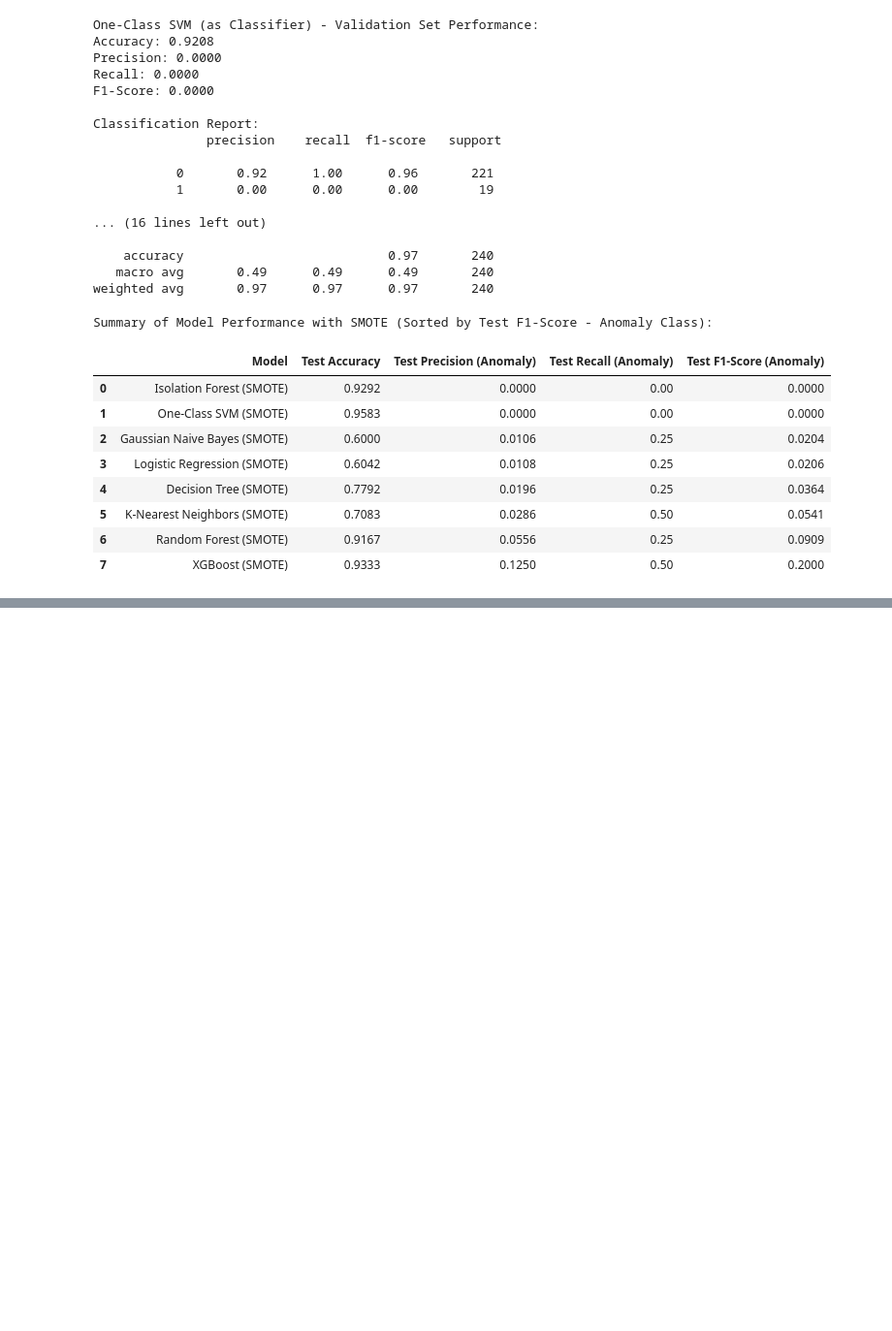
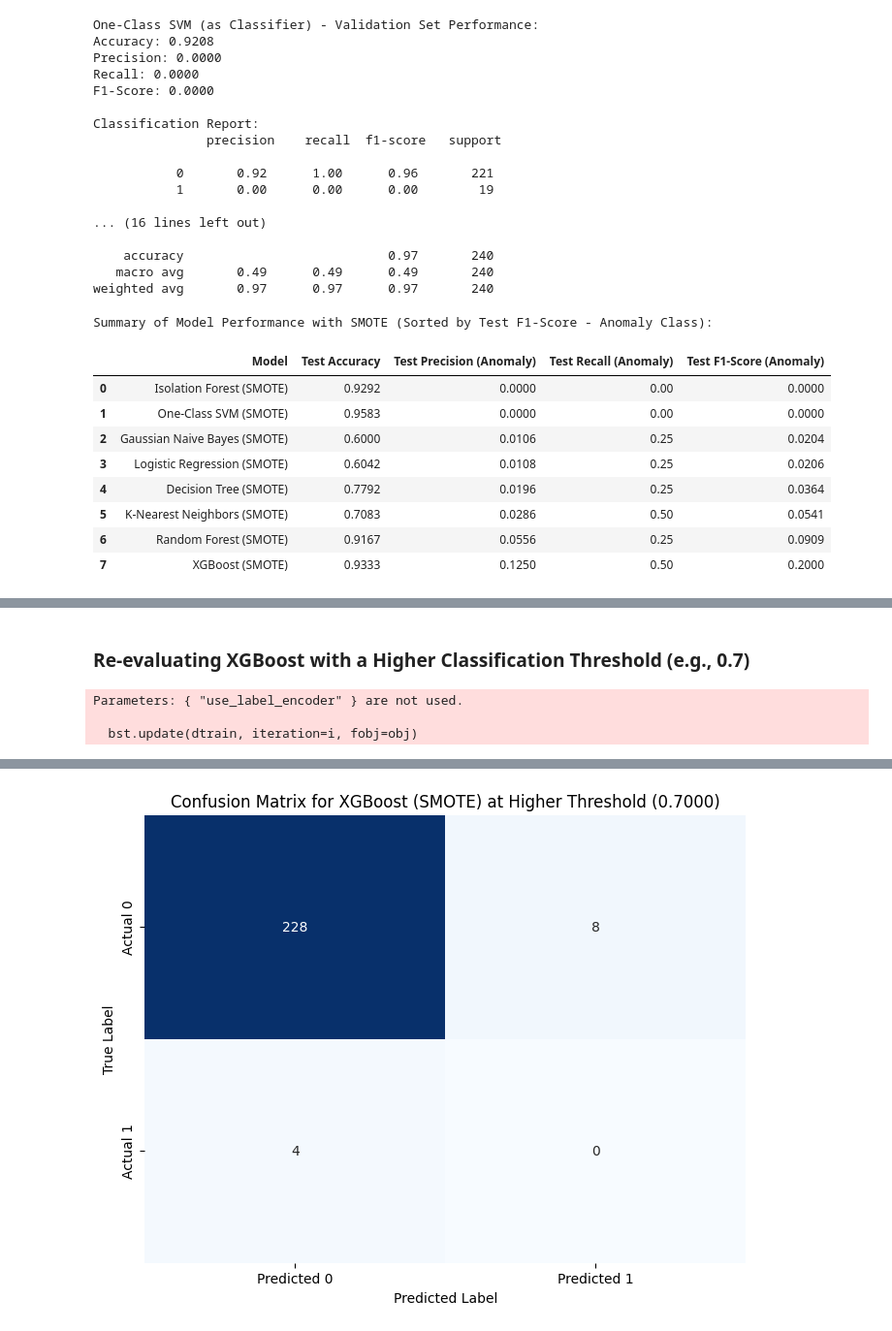
Before and after one commit to nur21horin/machine_learning, a Jupyter notebook: Untitled4.ipynb, the cells around one changed output, grey strips where cells are left out. Shown at 97% size. Cells and saved outputs as stored; diff of their text form; code cells hidden in the pictures; blank space fills up the shorter version.

```diff
--- a/Untitled4.ipynb
+++ b/Untitled4.ipynb
@@ -1286,0 +1313,79 @@ Summary of Model Performance with SMOTE (Sorted by Test F1-Score - Anomaly Class
+# %% [markdown]
+### Re-evaluating XGBoost with a Higher Classification Threshold (e.g., 0.7)
+# %%
+import numpy as np
+import pandas as pd
+from sklearn.model_selection import train_test_split
+from imblearn.over_sampling import SMOTE
+from sklearn.metrics import accuracy_score, precision_score, recall_score, f1_score, confusion_matrix, classification_report
+import matplotlib.pyplot as plt
+import seaborn as sns
+import xgboost as xgb
+
+# Load the dataset to ensure 'df' is defined
+df=pd.read_csv('/content/Nuclear_Power_Plant_CPS_Dataset.csv')
+
+# --- Ensure X_train, y_train, X_test, y_test are defined --- #
+# Assuming df is loaded and 'Timestamp' and 'Anomaly Detected' are present
+# This part ensures the data is correctly split and preprocessed if not already.
+
+# Drop 'Timestamp' and 'Anomaly Detected' for features
+X = df.drop(columns=['Timestamp', 'Anomaly Detected'])
+y = df['Anomaly Detected']
+
+# Convert categorical 'Anomaly Detected' target to numerical if it's not already
+if y.dtype == 'object':
+    y = y.map({'No': 0, 'Yes': 1})
+
+# Identify categorical columns for one-hot encoding
+categorical_cols = X.select_dtypes(include=['object']).columns
+
+# Apply one-hot encoding to categorical features in X
+X = pd.get_dummies(X, columns=categorical_cols, drop_first=True)
+
+# First, split the data into a temporary set (for train and validation) and a final test set
+X_temp, X_test, y_temp, y_test = train_test_split(X, y, test_size=0.2, random_state=42)
+
+# Now, split the temporary set into training and validation sets
+X_train, X_val, y_train, y_val = train_test_split(X_temp, y_temp, test_size=0.25, random_state=42)
+
+# --- Apply SMOTE to the training data --- #
+smote = SMOTE(random_state=42)
+X_train_resampled, y_train_resampled = smote.fit_resample(X_train, y_train)
+
+# Define a higher threshold
+higher_threshold = 0.7
+
+# Re-initialize and re-train xgb_model_smote to ensure it's available
+xgb_model_smote = xgb.XGBClassifier(objective='binary:logistic', eval_metric='logloss', use_label_encoder=False, random_state=42)
+xgb_model_smote.fit(X_train_resampled, y_train_resampled)
+
+# Get probability predictions for the positive class (anomaly = 1) on the test set
+y_pred_proba_xgb_smote = xgb_model_smote.predict_proba(X_test)[:, 1]
+
+# Apply the higher threshold to get new binary predictions
+y_test_pred_xgb_smote_high_thresh = (y_pred_proba_xgb_smote >= higher_threshold).astype(int)
+
+print(f"\nRe-evaluated XGBoost (SMOTE) - Test Set Performance with a higher threshold ({higher_threshold:.4f}):")
+print(f"Accuracy: {accuracy_score(y_test, y_test_pred_xgb_smote_high_thresh):.4f}")
+print(f"Precision (Anomaly): {precision_score(y_test, y_test_pred_xgb_smote_high_thresh):.4f}")
+print(f"Recall (Anomaly): {recall_score(y_test, y_test_pred_xgb_smote_high_thresh):.4f}")
+print(f"F1-Score (Anomaly): {f1_score(y_test, y_test_pred_xgb_smote_high_thresh):.4f}")
+print("\nClassification Report with higher threshold:\n", classification_report(y_test, y_test_pred_xgb_smote_high_thresh))
+
+# Calculate the confusion matrix for the higher threshold
+cm_high_thresh = confusion_matrix(y_test, y_test_pred_xgb_smote_high_thresh)
+
+# Plot the confusion matrix
+plt.figure(figsize=(8, 6))
+sns.heatmap(cm_high_thresh, annot=True, fmt='d', cmap='Blues', cbar=False,
+            xticklabels=['Predicted 0', 'Predicted 1'],
+            yticklabels=['Actual 0', 'Actual 1'])
+plt.title(f'Confusion Matrix for XGBoost (SMOTE) at Higher Threshold ({higher_threshold:.4f})')
+plt.xlabel('Predicted Label')
+plt.ylabel('True Label')
+plt.show()
+# %% [output]
+Parameters: { "use_label_encoder" } are not used.
+
+  bst.update(dtrain, iteration=i, fobj=obj)
@@ -1286,0 +1407 @@ Summary of Model Performance with SMOTE (Sorted by Test F1-Score - Anomaly Class
+[figure, added]
```
Also changed, not shown: parts of 9 cells of this notebook.
